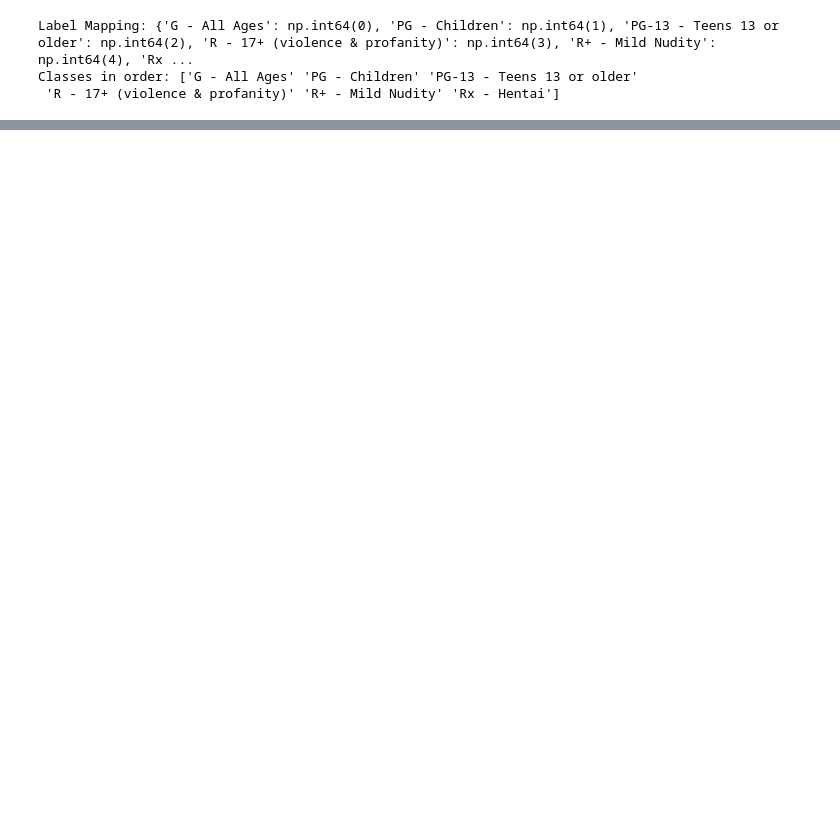
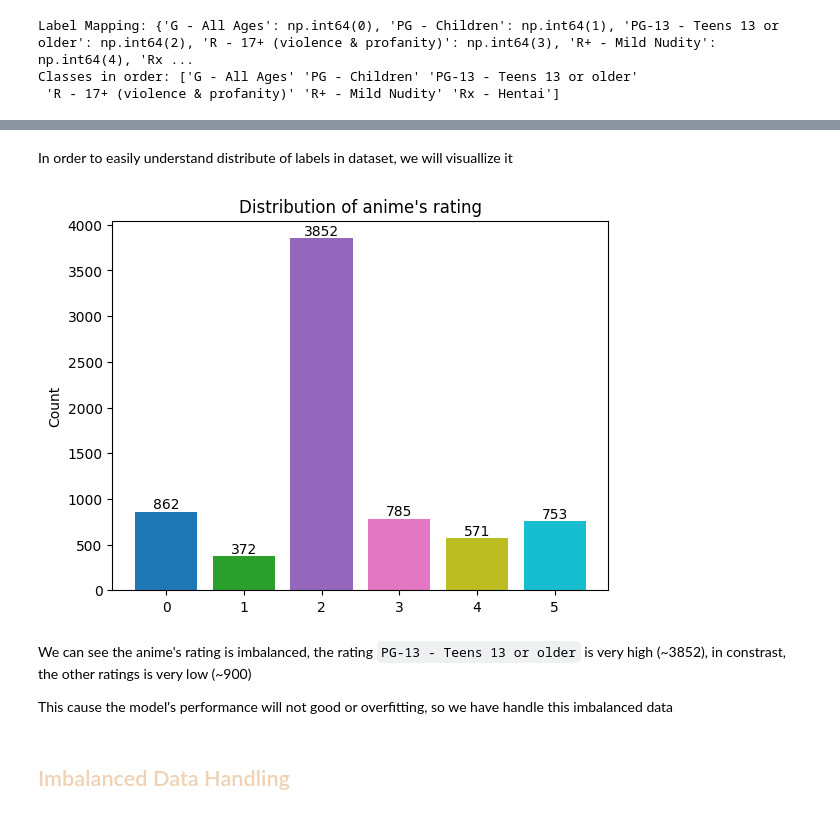
Before and after one commit to MinhHung7/Final_Project_DataScienceProgramming, a Jupyter notebook: anime_rating_classification.ipynb, the cells around one changed output, grey strips where cells are left out. Cells and saved outputs as stored; diff of their text form; code cells hidden in the pictures; blank space fills up the shorter version.

Commit message:
clean code and modified format for rating classification file

```diff
--- a/anime_rating_classification.ipynb
+++ b/anime_rating_classification.ipynb
@@ -520,0 +697,2 @@ X_train
+# %%
+X_train, X_test, y_train, y_test = train_test_split(X, y, train_size=0.7, test_size=0.3, random_state=1, stratify=y)
@@ -520,0 +722,36 @@ X_train
+# %% [markdown]
+In order to easily understand distribute of labels in dataset, we will visuallize it
+# %%
+def visualize(y):
+
+    counts = []
+    labels = []
+
+    unique_quality = np.sort(np.unique(y))
+    for quality in unique_quality:
+        labels.append(quality)
+
+        quality_count = (y==quality).sum()
+        counts.append(quality_count)
+
+    colors = plt.cm.get_cmap('tab10', len(unique_quality))
+
+    # Plot the data
+    bars = plt.bar(labels, counts, color=colors(range(len(unique_quality))))
+    plt.title("Distribution of anime's rating")
+    plt.ylabel('Count')
+    for bar, count in zip(bars, counts):
+        height = bar.get_height()
+        plt.text(bar.get_x() + bar.get_width() / 2, height + 0.05,  # Position above the bar
+                 str(count), ha='center', va='bottom', fontsize=10)
+    plt.show()
+# %%
+visualize(y_train.values)
+# %% [output]
+[figure, added]
+# %% [markdown]
+We can see the anime's rating is imbalanced, the rating `PG-13 - Teens 13 or older` is very high (~3852), in constrast, the other ratings is very low (~900)
+
+This cause the model's performance will not good or overfitting, so we have handle this imbalanced data
+# %% [markdown]
+<h2 style="color: #EFD1B4;" id="imbalanced_data_handling">Imbalanced Data Handling</h2>
```
Also changed, not shown: parts of 87 cells of this notebook, 1 other file.
